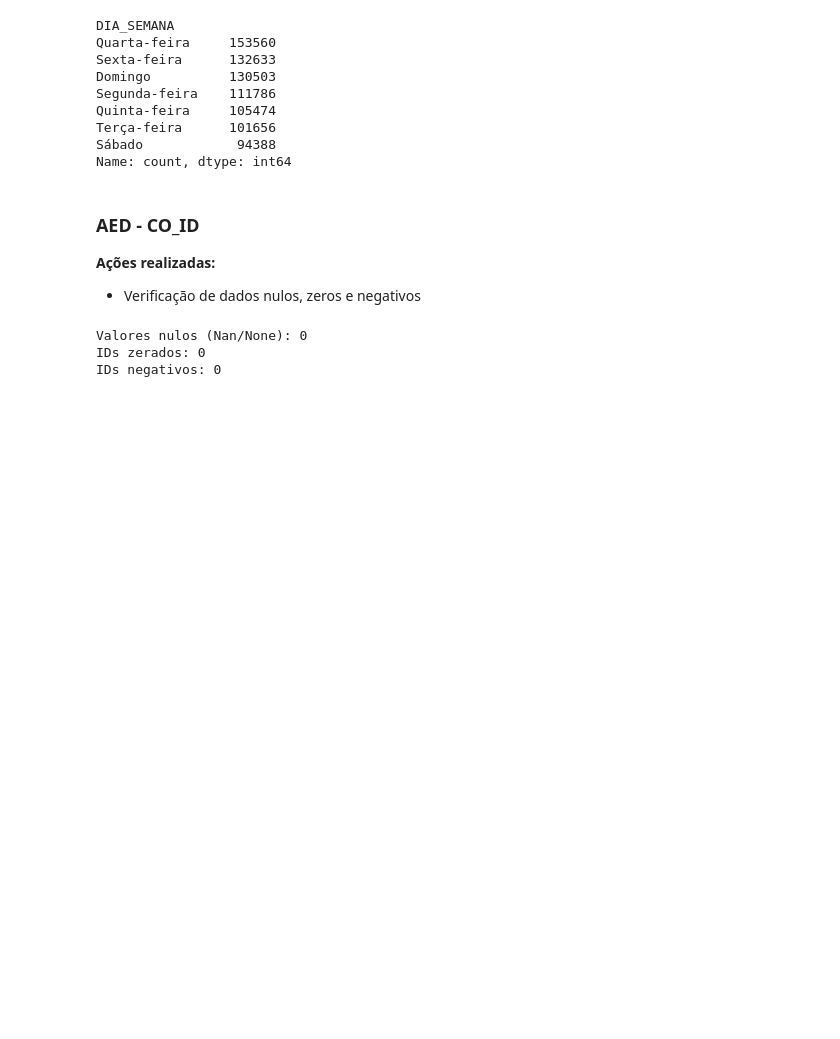
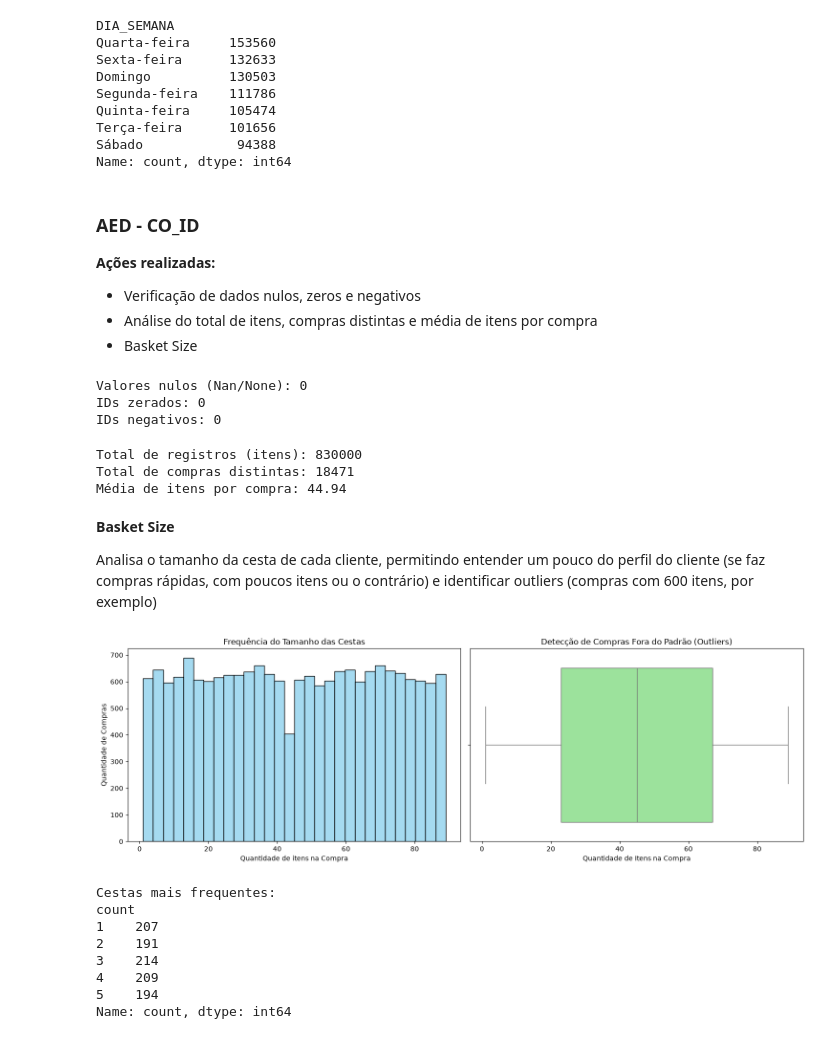
Before and after one commit to YuriDieu/mini_projeto_sctec, a Jupyter notebook: mini_projeto_yuri_psybiowski_analise_de_dados_T6.ipynb, the cells around one changed output. Saved outputs shown, nothing was run; the diff lists cells and outputs as text; code cells hidden in the pictures; blank space fills up the shorter version.

Commit message:
AED - CO_ID - Basket Size

```diff
--- a/mini_projeto_yuri_psybiowski_analise_de_dados_T6.ipynb
+++ b/mini_projeto_yuri_psybiowski_analise_de_dados_T6.ipynb
@@ -262,6 +262,8 @@ Name: count, dtype: int64
 
 **Ações realizadas:**
 - Verificação de dados nulos, zeros e negativos
+- Análise do total de itens, compras distintas e média de itens por compra
+- Basket Size
 # %%
 # Verificação de valores nulos (NaN/None)
 print(f'Valores nulos (Nan/None): {df_varejo_copia['CO_ID'].isna().sum()}')
@@ -273,3 +275,55 @@ print(f'IDs negativos: {(df_varejo_copia['CO_ID'] < 0).sum()}')
 Valores nulos (Nan/None): 0
 IDs zerados: 0
 IDs negativos: 0
+# %%
+# Comparação da quantidade de itens vendidos com a quantidade real de compras realizadas
+total_linhas = len(df_varejo_copia)
+pedidos_unicos = df_varejo_copia['CO_ID'].nunique()
+media_itens_pedido = total_linhas/pedidos_unicos
+
+print(f'Total de registros (itens): {total_linhas}')
+print(f'Total de compras distintas: {pedidos_unicos}')
+print(f'Média de itens por compra: {media_itens_pedido:.2f}')
+# %% [output]
+Total de registros (itens): 830000
+Total de compras distintas: 18471
+Média de itens por compra: 44.94
+# %% [markdown]
+**Basket Size**
+
+Analisa o tamanho da cesta de cada cliente, permitindo entender um pouco do perfil do cliente (se faz compras rápidas, com poucos itens ou o contrário) e identificar outliers (compras com 600 itens, por exemplo)
+# %%
+# Tamanho da cesta
+tamanho_cesta = df_varejo_copia['CO_ID'].value_counts()
+
+# Configuração da área do gráfico para exibição lado a lado
+fig, axes = plt.subplots(1,2, figsize=(15,5))
+
+# Gráfico 1: Histograma (distribução dos dados)
+sns.histplot(tamanho_cesta, bins=30, kde=False, color='skyblue', ax=axes[0])
+axes[0].set_title('Frequência do Tamanho das Cestas')
+axes[0].set_xlabel('Quantidade de itens na Compra')
+axes[0].set_ylabel('Quantidade de Compras')
+
+# Gráfico 2: boxplot (Outliers)
+sns.boxplot(x=tamanho_cesta, color='lightgreen', ax=axes[1])
+axes[1].set_title('Detecção de Compras Fora do Padrão (Outliers)')
+axes[1].set_xlabel('Quantidade de Itens na Compra')
+
+# Ajuste do layout e exibição
+plt.tight_layout()
+plt.show()
+
+# Exibição das cestas mais comuns
+print('Cestas mais frequentes:')
+print(tamanho_cesta.value_counts().sort_index().head(5))
+# %% [output]
+[figure, added]
+Cestas mais frequentes:
+count
+1    207
+2    191
+3    214
+4    209
+5    194
+Name: count, dtype: int64
```
